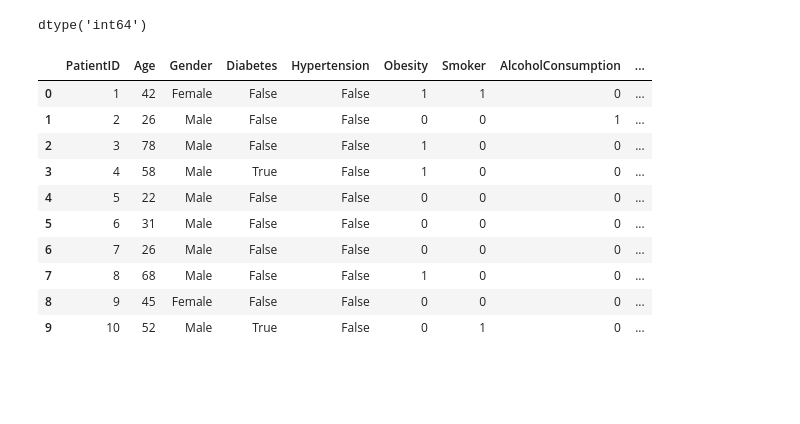
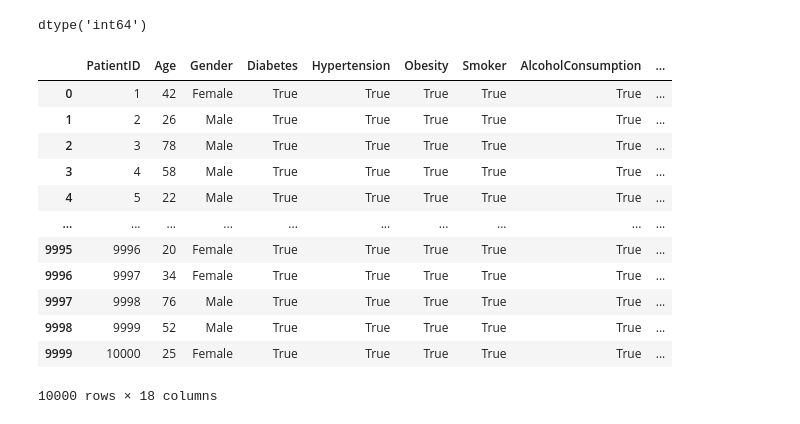
Before and after one commit to miriamsonaglia/Heart-Attack-Prediction-Model, a Jupyter notebook: DataIntensive.ipynb, the cells around one changed output. Cells and saved outputs as stored; diff of their text form; code cells hidden in the pictures; blank space fills up the shorter version.

```diff
--- a/DataIntensive.ipynb
+++ b/DataIntensive.ipynb
@@ -294,34 +294,37 @@ dtype: object
 india['Hypertension'].dtype
 # %% [output]
 dtype('int64')
-# %%
-# MIRI DID THIS
-
-india['Gender'] = india['Gender'].astype('category')
-india['Diabetes'] = india['Diabetes'].map({1:True, 0:False}).astype('bool')
-india['Hypertension'] = india['Hypertension'].map({1:True, 0:False}).astype('bool')
-# Cholesterol --> to categoric
-# Obesity --> to bool
-#unitedStates['Smoker'] = unitedStates['Smoker'].map({1:True, 0:False}).astype('bool')
-#unitedStates['FamilyHistory'] = unitedStates['FamilyHistory'].map({1:True, 0:False}).astype('bool')
-# PhysicalActivity here --> to bool
-# AlcoholConsumption here --> to bool
-# HealthyDiet here --> to bool
-# StressLevel here --> to categoric
-# IncomeLevel here --> to categoric
-#unitedStates['PreviousHeartAttack'] = unitedStates['PreviousHeartAttack'].map({1:True, 0:False}).astype('bool')
-#unitedStates['Outcome'] = unitedStates['Outcome'].map({'Heart Attack':True, 'No Heart Attack':False}).astype('bool')
-
-india.head(10)
-# %% [output]
-|  | PatientID | Age | Gender | Diabetes | Hypertension | Obesity | Smoker | AlcoholConsumption | ... |
-| 0 | 1 | 42 | Female | False | False | 1 | 1 | 0 | ... |
-| 1 | 2 | 26 | Male | False | False | 0 | 0 | 1 | ... |
-| 2 | 3 | 78 | Male | False | False | 1 | 0 | 0 | ... |
-| 3 | 4 | 58 | Male | True | False | 1 | 0 | 0 | ... |
-| 4 | 5 | 22 | Male | False | False | 0 | 0 | 0 | ... |
-| 5 | 6 | 31 | Male | False | False | 0 | 0 | 0 | ... |
-| 6 | 7 | 26 | Male | False | False | 0 | 0 | 0 | ... |
-| 7 | 8 | 68 | Male | False | False | 1 | 0 | 0 | ... |
-| 8 | 9 | 45 | Female | False | False | 0 | 0 | 0 | ... |
-| 9 | 10 | 52 | Male | True | False | 0 | 1 | 0 | ... |
+# %%
+# MIRI DID THIS
+
+india['Gender'] = india['Gender'].astype('category')
+india['Diabetes'] = india['Diabetes'].map({1:True, 0:False}).astype('bool')
+india['Hypertension'] = india['Hypertension'].map({1:True, 0:False}).astype('bool')
+india['Obesity'] = india['Obesity'].map({1:True, 0:False}).astype('bool')
+india['Smoker'] = india['Smoker'].map({1:True, 0:False}).astype('bool')
+india['AlcoholConsumption'] = india['AlcoholConsumption'].map({1:True, 0:False}).astype('bool')
+india['PhysicalActivity'] = india['PhysicalActivity'].map({1:True, 0:False}).astype('bool')
+# HealthyDiet here --> to bool
+# Cholesterol --> to categoric
+india['FamilyHistory'] = india['FamilyHistory'].map({1:True, 0:False}).astype('bool')
+# StressLevel here --> to categoric
+india['PreviousHeartAttack'] = india['PreviousHeartAttack'].map({1:True, 0:False}).astype('bool')
+# IncomeLevel here --> to categoric
+india['Outcome'] = india['Outcome'].map({1:True, 0:False}).astype('bool')
+india['State'] = india['State'].astype('category')
+
+india
+# %% [output]
+|  | PatientID | Age | Gender | Diabetes | Hypertension | Obesity | Smoker | AlcoholConsumption | ... |
+| 0 | 1 | 42 | Female | True | True | True | True | True | ... |
+| 1 | 2 | 26 | Male | True | True | True | True | True | ... |
+| 2 | 3 | 78 | Male | True | True | True | True | True | ... |
+| 3 | 4 | 58 | Male | True | True | True | True | True | ... |
+| 4 | 5 | 22 | Male | True | True | True | True | True | ... |
+| ... | ... | ... | ... | ... | ... | ... | ... | ... | ... |
+| 9995 | 9996 | 20 | Female | True | True | True | True | True | ... |
+| 9996 | 9997 | 34 | Female | True | True | True | True | True | ... |
+| 9997 | 9998 | 76 | Male | True | True | True | True | True | ... |
+| 9998 | 9999 | 52 | Male | True | True | True | True | True | ... |
+| 9999 | 10000 | 25 | Female | True | True | True | True | True | ... |
+10000 rows × 18 columns
```
Also changed, not shown: parts of 1 cell of this notebook.
